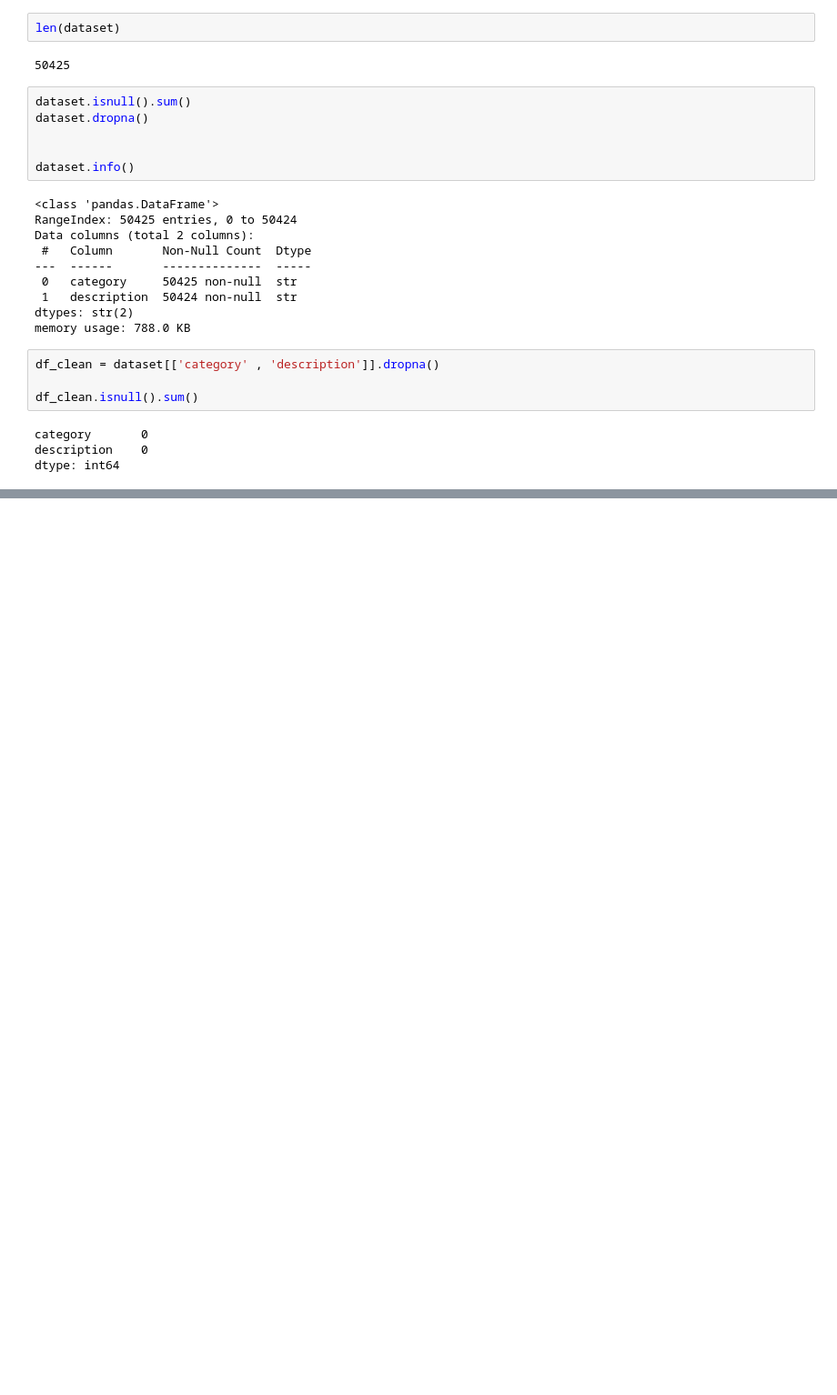
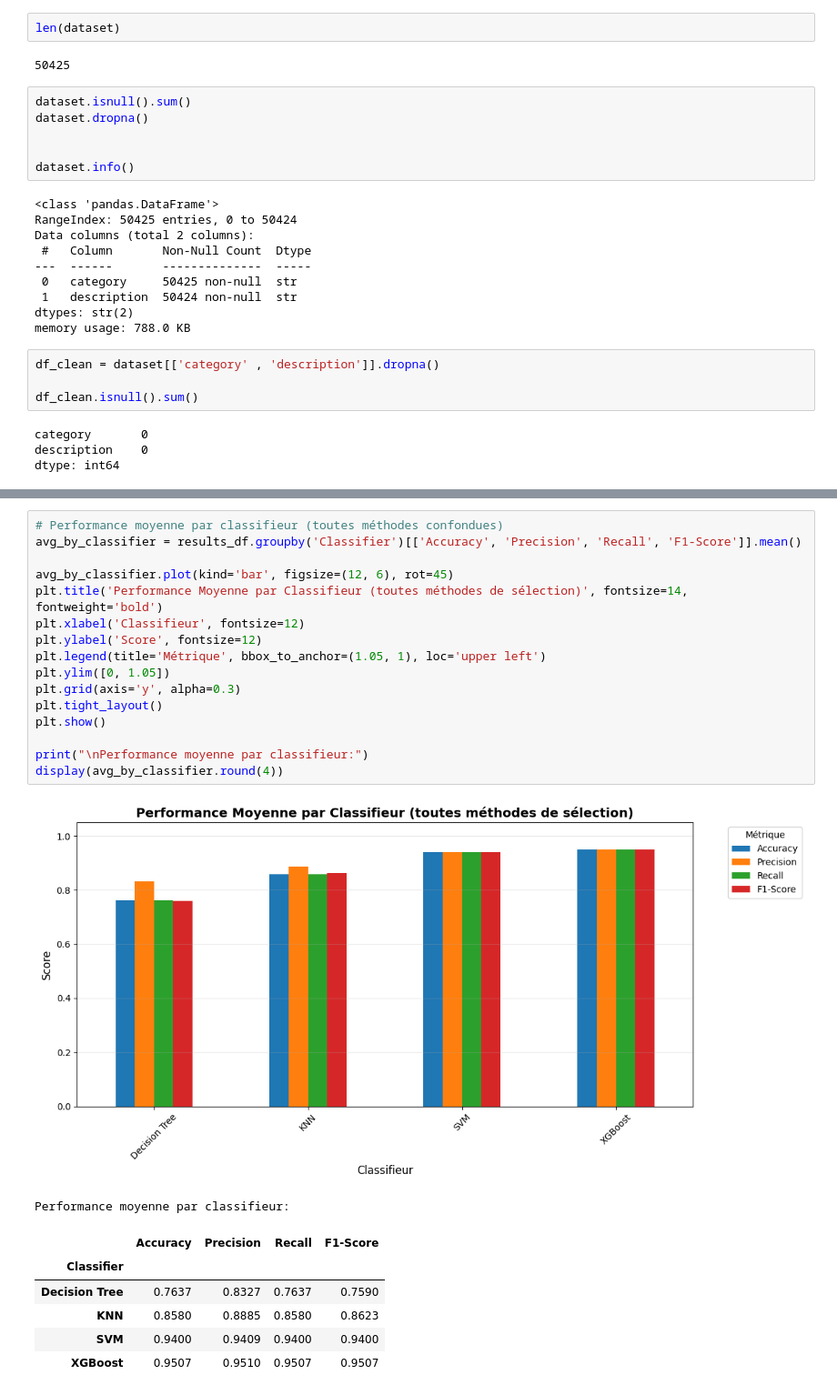
Before and after one commit to Yae-sine/AI_PLayground, a Jupyter notebook: TextMining/E-commerce_Dataset/notebooks/notebook.ipynb, the cells around one changed output, grey strips where cells are left out. Shown at 91% size. Drawn from its saved outputs; the diff is of its cells as text; blank space fills up the shorter version.

Commit message:
Comparing the performance of different ML models

```diff
--- a/TextMining/E-commerce_Dataset/notebooks/notebook.ipynb
+++ b/TextMining/E-commerce_Dataset/notebooks/notebook.ipynb
@@ -73,0 +291,25 @@ chi2_selector = SelectKBest(chi2 , k = k_features)
+# %%
+# Performance moyenne par classifieur (toutes méthodes confondues)
+avg_by_classifier = results_df.groupby('Classifier')[['Accuracy', 'Precision', 'Recall', 'F1-Score']].mean()
+
+avg_by_classifier.plot(kind='bar', figsize=(12, 6), rot=45)
+plt.title('Performance Moyenne par Classifieur (toutes méthodes de sélection)', fontsize=14, fontweight='bold')
+plt.xlabel('Classifieur', fontsize=12)
+plt.ylabel('Score', fontsize=12)
+plt.legend(title='Métrique', bbox_to_anchor=(1.05, 1), loc='upper left')
+plt.ylim([0, 1.05])
+plt.grid(axis='y', alpha=0.3)
+plt.tight_layout()
+plt.show()
+
+print("\nPerformance moyenne par classifieur:")
+display(avg_by_classifier.round(4))
+# %% [output]
+[figure, added]
+Performance moyenne par classifieur:
+|  | Accuracy | Precision | Recall | F1-Score |
+| Classifier |  |  |  |  |
+| Decision Tree | 0.7637 | 0.8327 | 0.7637 | 0.7590 |
+| KNN | 0.8580 | 0.8885 | 0.8580 | 0.8623 |
+| SVM | 0.9400 | 0.9409 | 0.9400 | 0.9400 |
+| XGBoost | 0.9507 | 0.9510 | 0.9507 | 0.9507 |
```
Also changed, not shown: parts of 15 cells of this notebook.
